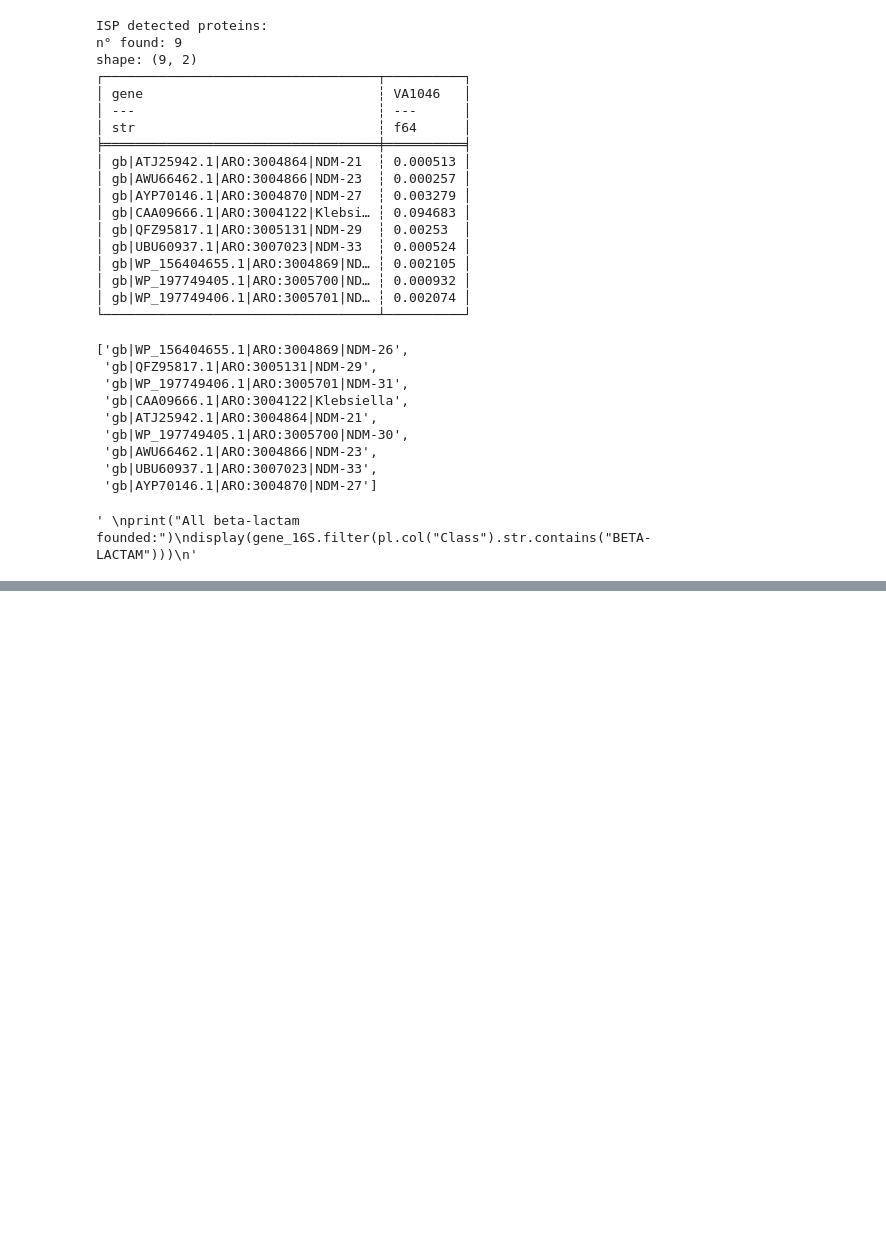
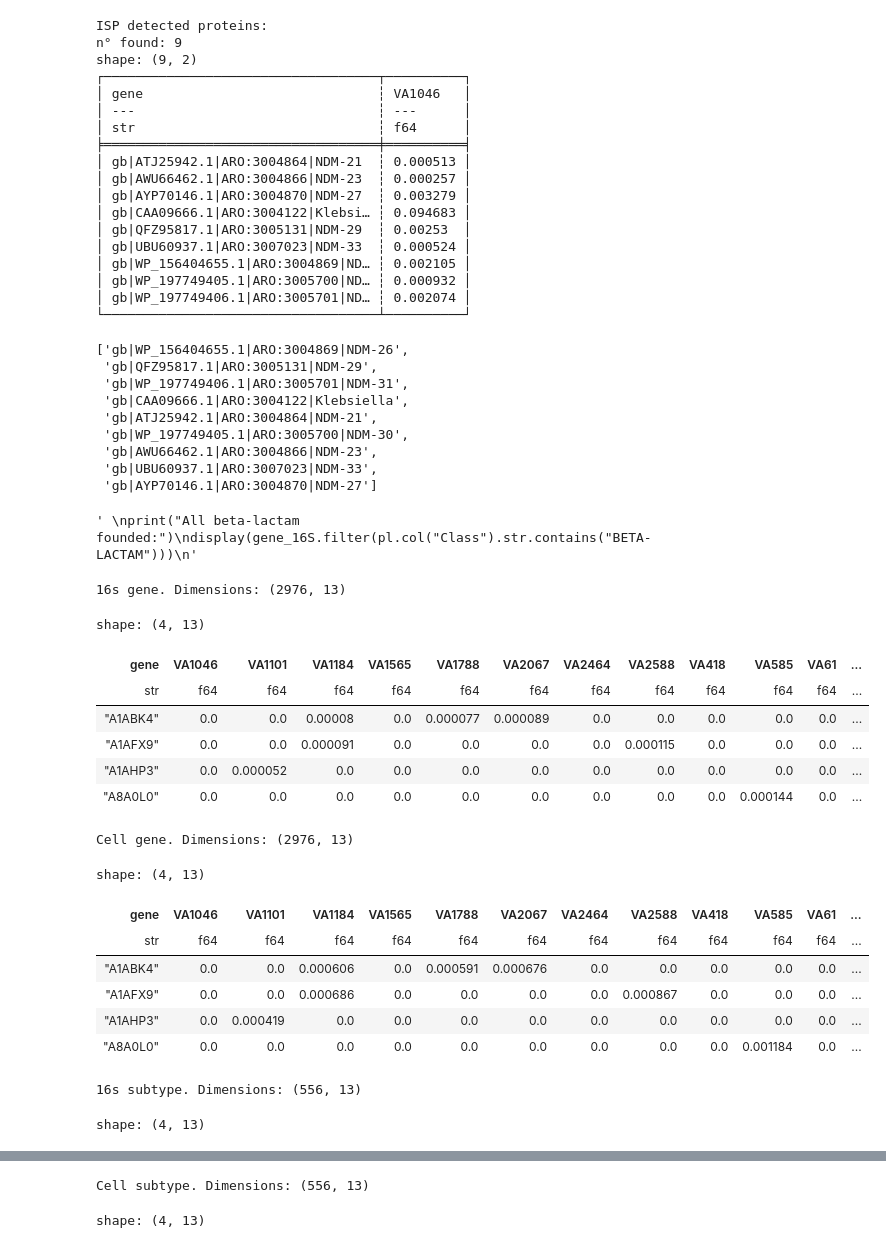
Before and after one commit to Kvrrvf/BEM-ISP, a Jupyter notebook: 2Carb.ipynb, the cells around one changed output, grey strips where cells are left out. Saved outputs shown, nothing was run; the diff lists cells and outputs as text; code cells hidden in the pictures; blank space fills up the shorter version.

```diff
--- a/2Carb.ipynb
+++ b/2Carb.ipynb
@@ -892,3 +892,42 @@ shape: (9, 2)
  'gb|UBU60937.1|ARO:3007023|NDM-33',
  'gb|AYP70146.1|ARO:3004870|NDM-27']
 ' \nprint("All beta-lactam founded:")\ndisplay(gene_16S.filter(pl.col("Class").str.contains("BETA-LACTAM")))\n'
+# %%
+gene_16s = pl.read_csv("/home/npilquinao/BEM-ISP/group_storage/argsoap/stage_two/normalized_16S.gene.txt",
+                        separator="\t")
+print(f"16s gene. Dimensions: {gene_16s.shape}")
+display(gene_16s.head(4))
+
+gene_cell = pl.read_csv("/home/npilquinao/BEM-ISP/group_storage/argsoap/stage_two/normalized_cell.gene.txt",
+                        separator="\t")
+print(f"Cell gene. Dimensions: {gene_cell.shape}")
+display(gene_cell.head(4))
+
+subtype_16s = pl.read_csv("/home/npilquinao/BEM-ISP/group_storage/argsoap/stage_two/normalized_16S.subtype.txt",
+                        separator="\t")
+print(f"16s subtype. Dimensions: {subtype_16s.shape}")
+display(subtype_16s.head(4))
+
+subtype_cell = pl.read_csv("/home/npilquinao/BEM-ISP/group_storage/argsoap/stage_two/normalized_cell.subtype.txt",
+                        separator="\t")
+print(f"Cell subtype. Dimensions: {subtype_cell.shape}")
+display(subtype_cell.head(4))
+# %% [output]
+16s gene. Dimensions: (2976, 13)
+shape: (4, 13)
+| gene | VA1046 | VA1101 | VA1184 | VA1565 | VA1788 | VA2067 | VA2464 | VA2588 | VA418 | VA585 | VA61 | ... |
+| str | f64 | f64 | f64 | f64 | f64 | f64 | f64 | f64 | f64 | f64 | f64 | ... |
+| "A1ABK4" | 0.0 | 0.0 | 0.00008 | 0.0 | 0.000077 | 0.000089 | 0.0 | 0.0 | 0.0 | 0.0 | 0.0 | ... |
+| "A1AFX9" | 0.0 | 0.0 | 0.000091 | 0.0 | 0.0 | 0.0 | 0.0 | 0.000115 | 0.0 | 0.0 | 0.0 | ... |
+| "A1AHP3" | 0.0 | 0.000052 | 0.0 | 0.0 | 0.0 | 0.0 | 0.0 | 0.0 | 0.0 | 0.0 | 0.0 | ... |
+| "A8A0L0" | 0.0 | 0.0 | 0.0 | 0.0 | 0.0 | 0.0 | 0.0 | 0.0 | 0.0 | 0.000144 | 0.0 | ... |
+Cell gene. Dimensions: (2976, 13)
+shape: (4, 13)
+| gene | VA1046 | VA1101 | VA1184 | VA1565 | VA1788 | VA2067 | VA2464 | VA2588 | VA418 | VA585 | VA61 | ... |
+| str | f64 | f64 | f64 | f64 | f64 | f64 | f64 | f64 | f64 | f64 | f64 | ... |
+| "A1ABK4" | 0.0 | 0.0 | 0.000606 | 0.0 | 0.000591 | 0.000676 | 0.0 | 0.0 | 0.0 | 0.0 | 0.0 | ... |
+| "A1AFX9" | 0.0 | 0.0 | 0.000686 | 0.0 | 0.0 | 0.0 | 0.0 | 0.000867 | 0.0 | 0.0 | 0.0 | ... |
+| "A1AHP3" | 0.0 | 0.000419 | 0.0 | 0.0 | 0.0 | 0.0 | 0.0 | 0.0 | 0.0 | 0.0 | 0.0 | ... |
+| "A8A0L0" | 0.0 | 0.0 | 0.0 | 0.0 | 0.0 | 0.0 | 0.0 | 0.0 | 0.0 | 0.001184 | 0.0 | ... |
+16s subtype. Dimensions: (556, 13)
+shape: (4, 13)
@@ -894,0 +940,2 @@ shape: (9, 2)
+Cell subtype. Dimensions: (556, 13)
+shape: (4, 13)
```
Also changed, not shown: parts of 12 cells of this notebook, 3 other files.
